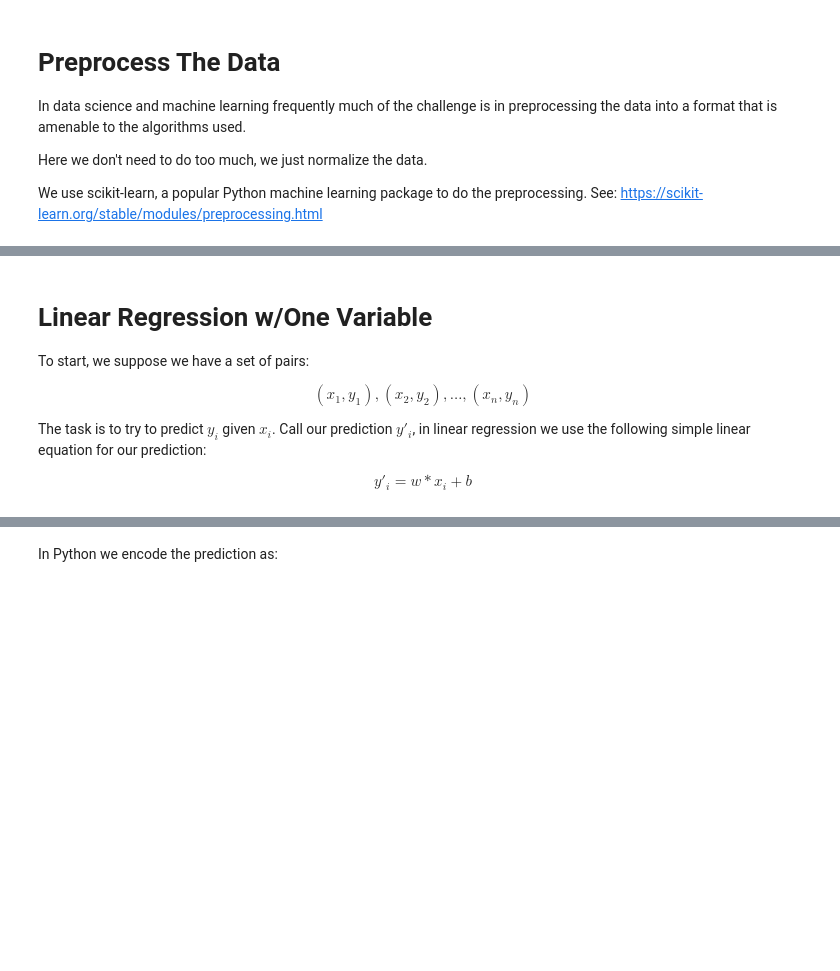
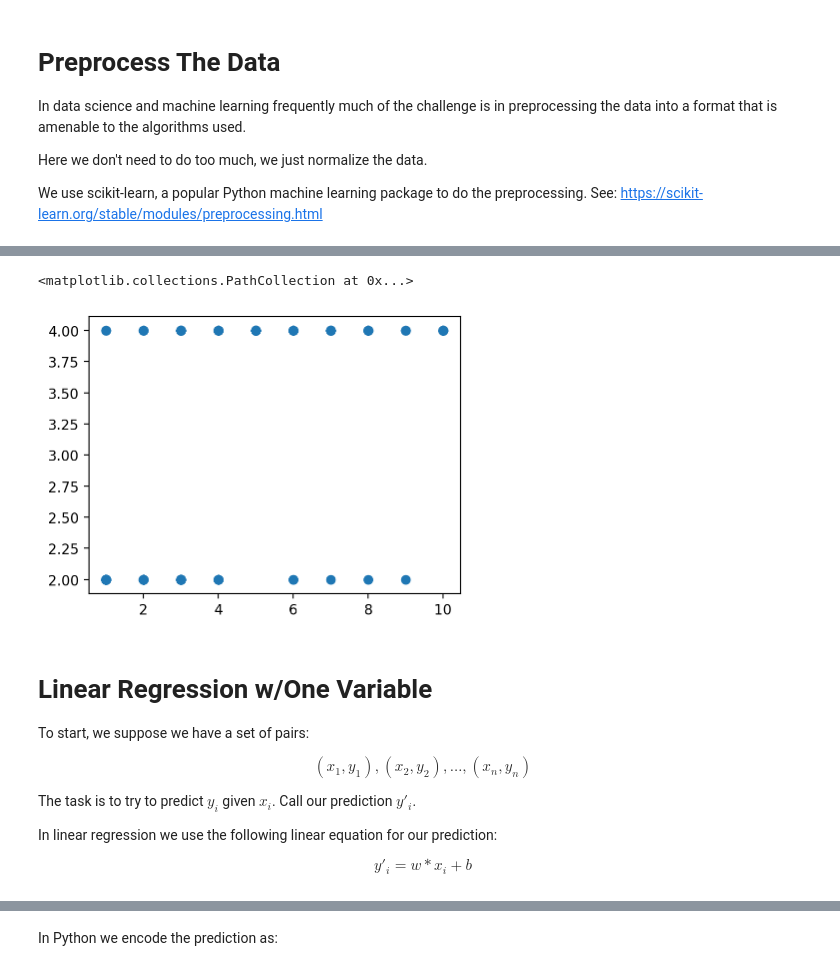
Before and after one commit to cormacflanagan/intro_python, a Jupyter notebook: lecture_notebooks/L18 Data Science .ipynb, the cells around one changed output, grey strips where cells are left out. Saved outputs shown, nothing was run; the diff lists cells and outputs as text; code cells hidden in the pictures; blank space fills up the shorter version.

```diff
--- a/lecture_notebooks/L18 Data Science .ipynb
+++ b/lecture_notebooks/L18 Data Science .ipynb
@@ -136,3 +141,14 @@ df.head(5)
+# %%
+import matplotlib.pyplot as plt
+x = df['uniformity-of-cell-size']
+y = df['class']
+y
+plt.scatter(df['uniformity-of-cell-size'],y)
+#plt.scatter(df['clump-thickness'],y)
+#plt.scatter(df['uniformity-of-cell-shape'],y)
+# %% [output]
+<matplotlib.collections.PathCollection at 0x...>
+[figure, added]
 # %% [markdown]
 # Linear Regression w/One Variable
 
@@ -142,7 +158,9 @@ To start, we suppose we have a set of pairs:
 (x_1, y_1), (x_2, y_2), \ldots, (x_n, y_n)
 \end{equation}
 
-The task is to try to predict $y_i$ given $x_i$. Call our prediction $y'_i$,  in linear regression we use the following simple linear equation for our prediction:
+The task is to try to predict $y_i$ given $x_i$. Call our prediction $y'_i$.
+
+In linear regression we use the following linear equation for our prediction:
 
 \begin{equation}
 y'_i = w*x_i+b
```
Also changed, not shown: parts of 6 cells of this notebook, 5 other files.
